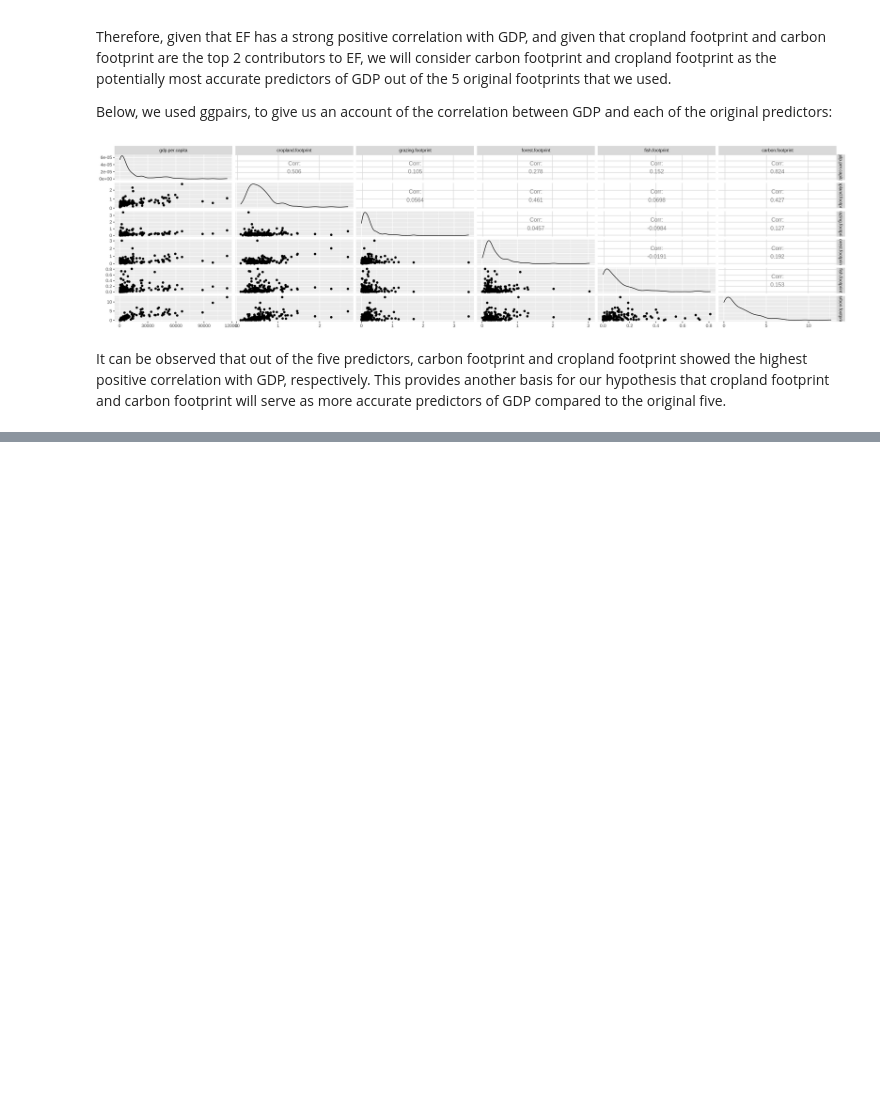
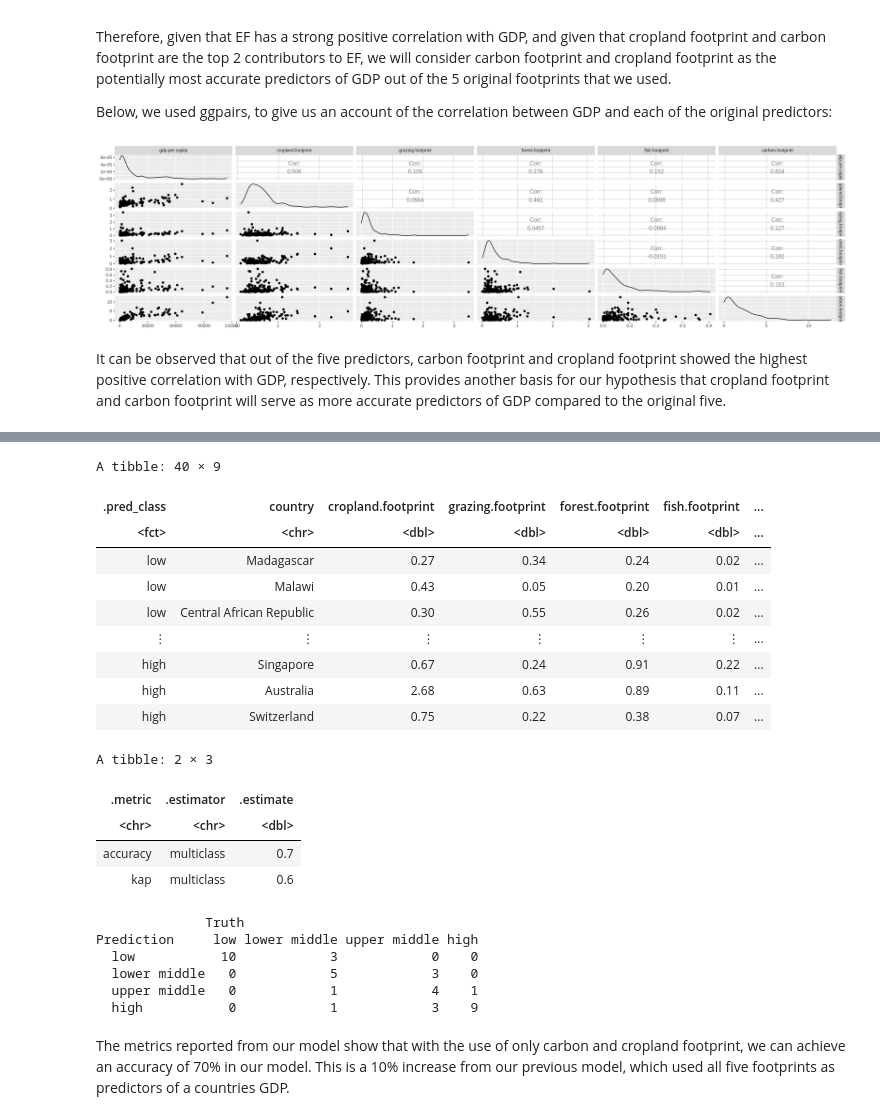
Before and after one commit to tsabkuro/EcoFoot, a Jupyter notebook: report.ipynb, the cells around one changed output, grey strips where cells are left out. Saved outputs shown, nothing was run; the diff lists cells and outputs as text; code cells hidden in the pictures; blank space fills up the shorter version.

```diff
--- a/report.ipynb
+++ b/report.ipynb
@@ -324,0 +391,57 @@ It can be observed that out of the five predictors, carbon footprint and croplan
+# %%
+set.seed(4)
+
+# creating new knn specification using the k value we got from the graph
+improved_knn_spec <- nearest_neighbor(weight_func = "rectangular", neighbor = improved_kmax) %>%
+    set_engine("kknn") %>%
+    set_mode("classification")
+
+# creating the fit using the training data
+improved_countries_fit <- workflow() %>%
+      add_recipe(improved_countries_recipe) %>%
+      add_model(improved_knn_spec) %>%
+      fit(data = countries_train)
+# %%
+set.seed(4)
+
+# predicting the GDP_classified of the test data
+improved_countries_predictions <- predict(improved_countries_fit, countries_test) %>%
+    bind_cols(countries_test)
+
+improved_countries_predictions
+
+# finding the accuracy of the prediction
+improved_countries_metrics <- improved_countries_predictions %>%
+    metrics(truth = GDP_classified, estimate = .pred_class)
+
+improved_countries_metrics
+
+# finding the confusion matrix of the prediction
+improved_countries_conf_mat <- improved_countries_predictions %>%
+    conf_mat(truth = GDP_classified, estimate = .pred_class)
+
+improved_countries_conf_mat
+# %% [output]
+A tibble: 40 × 9
+| .pred_class | country | cropland.footprint | grazing.footprint | forest.footprint | fish.footprint | ... |
+| <fct> | <chr> | <dbl> | <dbl> | <dbl> | <dbl> | ... |
+| low | Madagascar | 0.27 | 0.34 | 0.24 | 0.02 | ... |
+| low | Malawi | 0.43 | 0.05 | 0.20 | 0.01 | ... |
+| low | Central African Republic | 0.30 | 0.55 | 0.26 | 0.02 | ... |
+| ⋮ | ⋮ | ⋮ | ⋮ | ⋮ | ⋮ | ... |
+| high | Singapore | 0.67 | 0.24 | 0.91 | 0.22 | ... |
+| high | Australia | 2.68 | 0.63 | 0.89 | 0.11 | ... |
+| high | Switzerland | 0.75 | 0.22 | 0.38 | 0.07 | ... |
+A tibble: 2 × 3
+| .metric | .estimator | .estimate |
+| <chr> | <chr> | <dbl> |
+| accuracy | multiclass | 0.7 |
+| kap | multiclass | 0.6 |
+              Truth
+Prediction     low lower middle upper middle high
+  low           10            3            0    0
+  lower middle   0            5            3    0
+  upper middle   0            1            4    1
+  high           0            1            3    9
+# %% [markdown]
+The metrics reported from our model show that with the use of only carbon and cropland footprint, we can achieve an accuracy of 70% in our model. This is a 10% increase from our previous model, which used all five footprints as predictors of a countries GDP.
```
Also changed, not shown: parts of 5 cells of this notebook.
